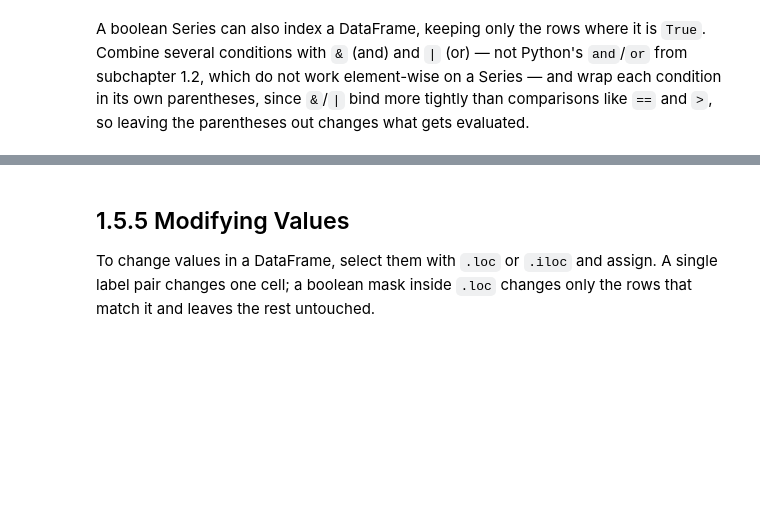
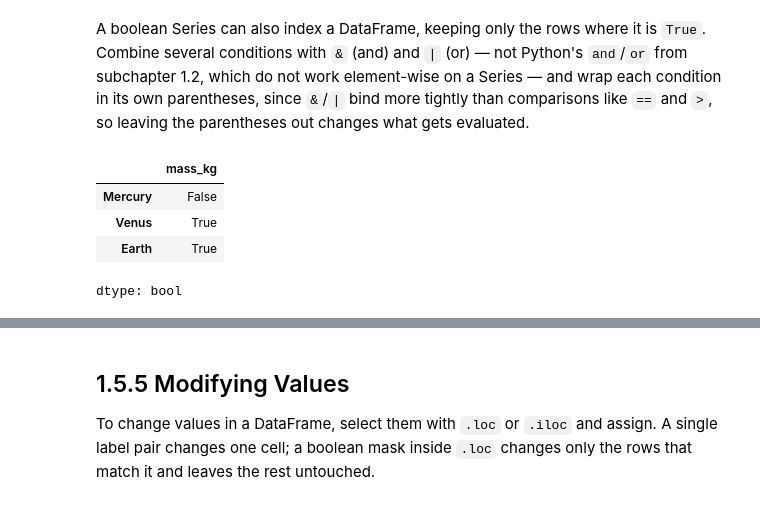
Before and after one commit to NilsChabloz/2026_Intro_Python, a Jupyter notebook: live/part-I/1.5-pandas.ipynb, the cells around one changed output, grey strips where cells are left out. Cells and saved outputs as stored; diff of their text form; code cells hidden in the pictures; blank space fills up the shorter version.

```diff
--- a/live/part-I/1.5-pandas.ipynb
+++ b/live/part-I/1.5-pandas.ipynb
@@ -186,5 +334,13 @@ print(pd.concat([merged, mars], ignore_index=True))
 # %% [markdown]
 A boolean Series can also index a DataFrame, keeping only the rows where it is `True`. Combine several conditions with `&` (and) and `|` (or) — not Python's `and`/`or` from subchapter 1.2, which do not work element-wise on a Series — and wrap each condition in its own parentheses, since `&`/`|` bind more tightly than comparisons like `==` and `>`, so leaving the parentheses out changes what gets evaluated.
+# %%
+planets["mass_kg"] > 4e24
+# %% [output]
+|  | mass_kg |
+| Mercury | False |
+| Venus | True |
+| Earth | True |
+dtype: bool
 # %%
 massive = planets[planets["mass_kg"] > 4e24]
 massive
```
Also changed, not shown: parts of 52 cells of this notebook.
